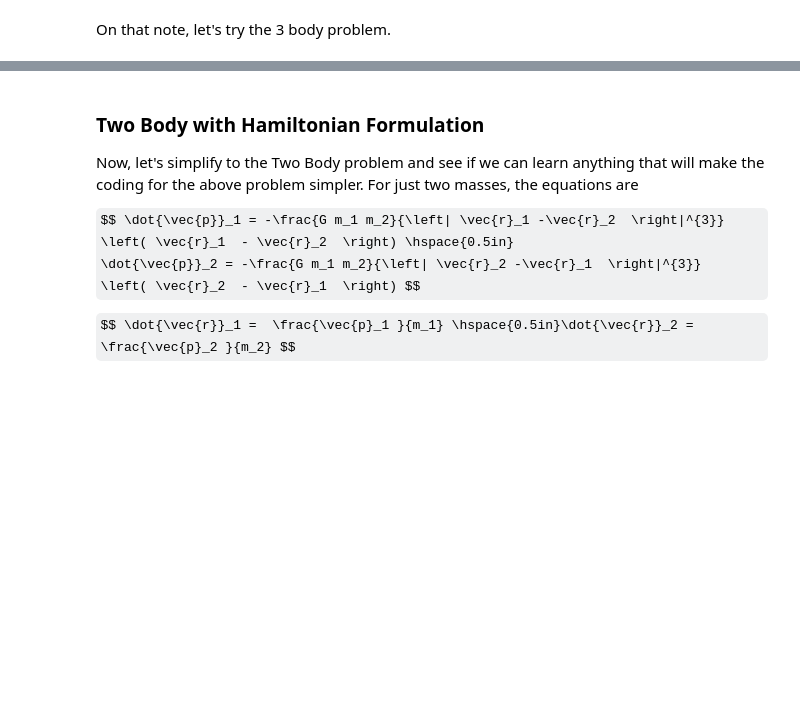
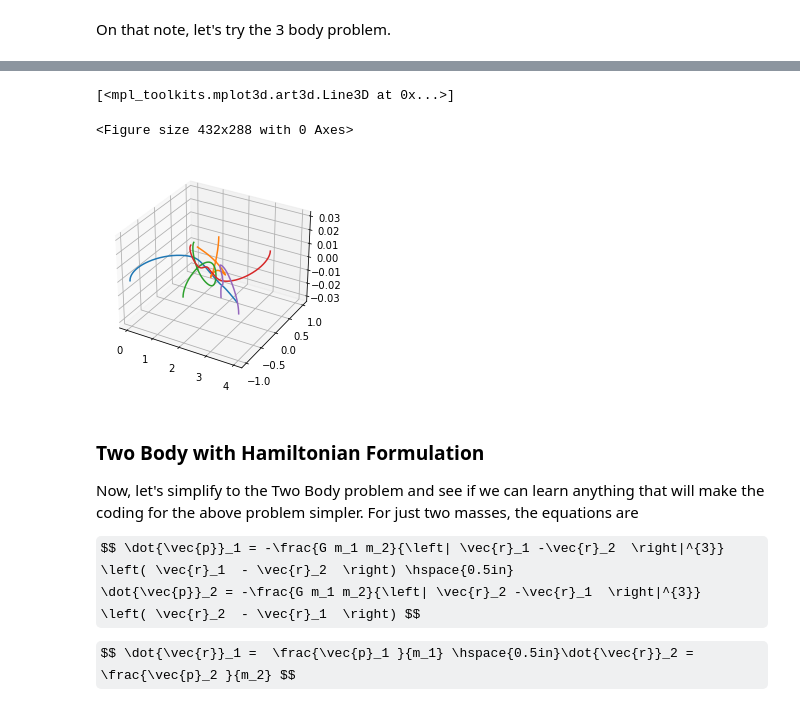
Before and after one commit to roarkhabegger/spiralDensity, a Jupyter notebook: TwoBody.ipynb, the cells around one changed output, grey strips where cells are left out. Saved outputs shown, nothing was run; the diff lists cells and outputs as text; code cells hidden in the pictures; some formulas as TeX source; blank space fills up the shorter version.

```diff
--- a/TwoBody.ipynb
+++ b/TwoBody.ipynb
@@ -258,3 +374,36 @@ So what can we do instead? We need an integrator that is better at keeping error
+# %%
+
+X = np.array([[0,-1,0,0,0,0.01],
+              [1,1,0,0,0,-0.01],
+              [2,-1,0,0,0,0.01],
+              [3,1,0,0,0,-0.01],
+              [4,-1,0,0,0,0.01]])
+M = np.array([1,1,1,1,1])
+
+Nsteps = 50000
+h = 0.00005
+
+outPuts = np.zeros([Nsteps+1,len(M),6])
+outPuts[0] = X.copy()
+
+b=1e-2
+for i in range(Nsteps):
+    out, t = ruth(X,t,h,nBodySoft,M)
+    X = out
+    outPuts[i+1] = out
+plt.clf()
+
+fig = plt.figure()
+ax = plt.axes(projection='3d')
+ax.plot3D(outPuts[:,0,0], outPuts[:,0,1], outPuts[:,0,2])
+ax.plot3D(outPuts[:,1,0], outPuts[:,1,1], outPuts[:,1,2])
+ax.plot3D(outPuts[:,2,0], outPuts[:,2,1], outPuts[:,2,2])
+ax.plot3D(outPuts[:,3,0], outPuts[:,3,1], outPuts[:,3,2])
+ax.plot3D(outPuts[:,4,0], outPuts[:,4,1], outPuts[:,4,2])
+# %% [output]
+[<mpl_toolkits.mplot3d.art3d.Line3D at 0x...>]
+<Figure size 432x288 with 0 Axes>
+[figure, added]
 # %% [markdown]
 ### Two Body with Hamiltonian Formulation
 
```
Also changed, not shown: parts of 7 cells of this notebook, 3 other files.
